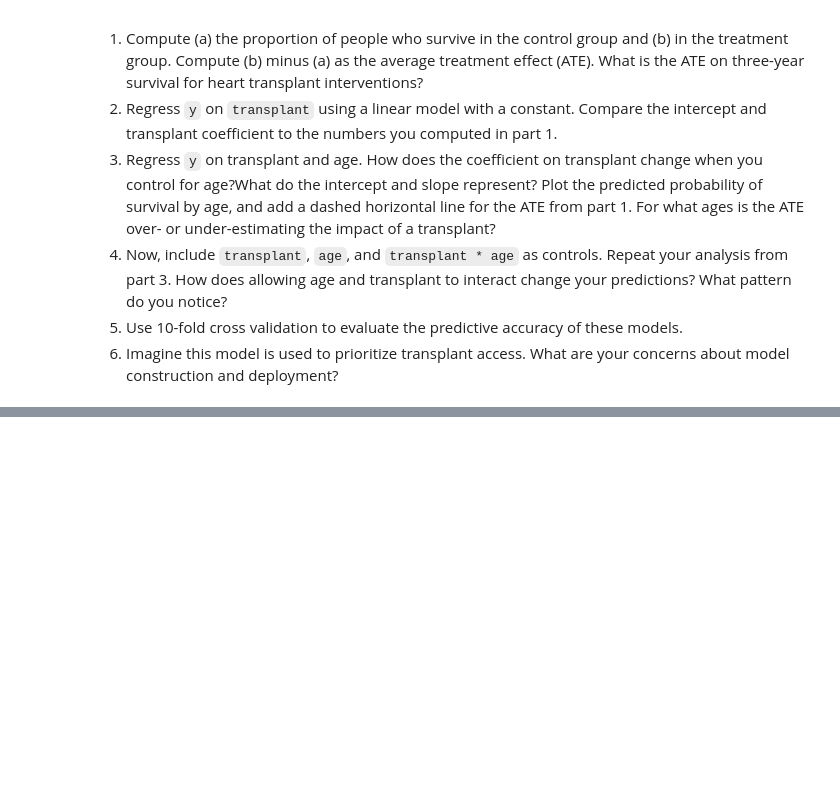
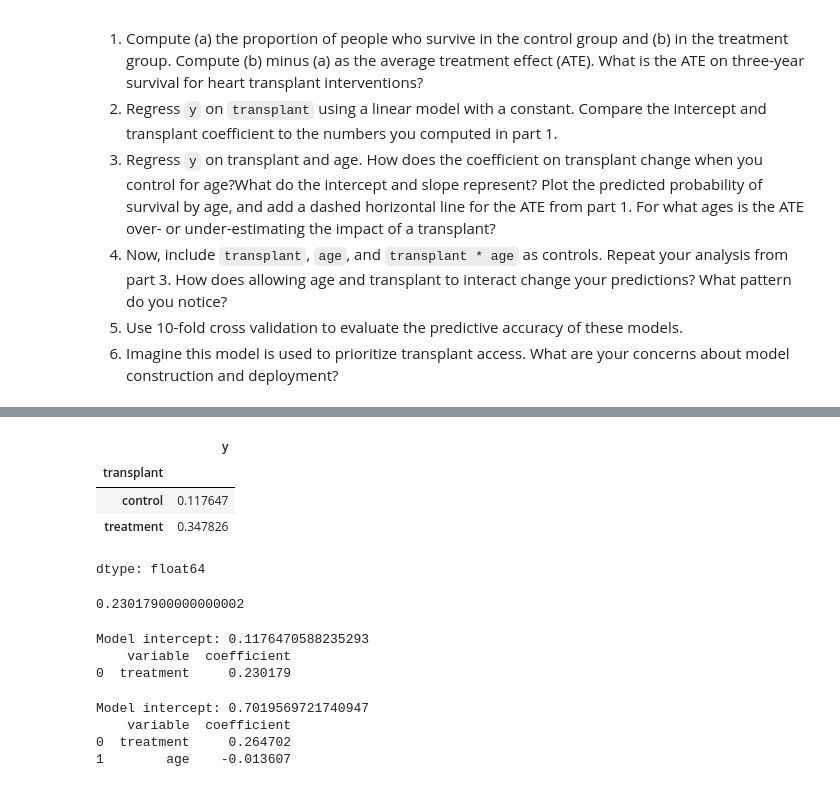
Before and after one commit to AngelikaBaloy/undergrad_ml_assignments, a Jupyter notebook: 03_assignment_linear_models.ipynb, the cells around one changed output, grey strips where cells are left out. Cells and saved outputs as stored; diff of their text form; code cells hidden in the pictures; blank space fills up the shorter version.

```diff
--- a/03_assignment_linear_models.ipynb
+++ b/03_assignment_linear_models.ipynb
@@ -315,0 +415,60 @@ Since a heart transplant is a dangerous operation and even people who successful
+# %%
+# 1. (a) compute proportion of people who survive in the control group
+
+heart['y'].groupby(heart['transplant']).sum() / heart['y'].groupby(heart['transplant']).count()
+# 1 is survival / total
+# Roughly 11.8% of people in the control group survive
+
+# (b) proportion of people who survive in the treatment group
+
+# Roughly 34.8% of people in the treatment group survive. Better odds.
+# %% [output]
+|  | y |
+| transplant |  |
+| control | 0.117647 |
+| treatment | 0.347826 |
+dtype: float64
+# %%
+# 1. compute (b) - (a) as the average treatment effect (ATE)
+ATE = 0.347826 - 0.117647
+print(ATE) # ATE = 0.23
+# %% [output]
+0.23017900000000002
+# %%
+# 2. Regress y on transplant
+
+y = heart['y']
+x = pd.get_dummies(heart['transplant'], dtype='int', drop_first=True) # dropping control
+
+model= LinearRegression()
+model= model.fit(x,y)
+
+print(f'Model intercept: {model.intercept_}')
+print(pd.DataFrame({'variable': x.columns, 'coefficient':model.coef_ }))
+
+# The model intercept is equivalent to the proportion of people who survived in the control group.
+# The transplant coefficient is equivalent to the average treatment effect.
+# %% [output]
+Model intercept: 0.1176470588235293
+    variable  coefficient
+0  treatment     0.230179
+# %%
+# 3. Regress y on transplant and age
+
+y = heart['y']
+
+ohe_treat = pd.get_dummies(heart['transplant'], dtype='int', drop_first=True) # dropping control
+x = pd.concat([ohe_treat, heart['age']], axis=1)
+
+model= LinearRegression()
+model= model.fit(x,y)
+
+print(f'Model intercept: {model.intercept_}')
+print(pd.DataFrame({'variable': x.columns, 'coefficient':model.coef_ }))
+
+# [how does the transplant coefficient change when you control for age? interpret intercept and slopes]
+# %% [output]
+Model intercept: 0.7019569721740947
+    variable  coefficient
+0  treatment     0.264702
+1        age    -0.013607
```
Also changed, not shown: parts of 12 cells of this notebook.
